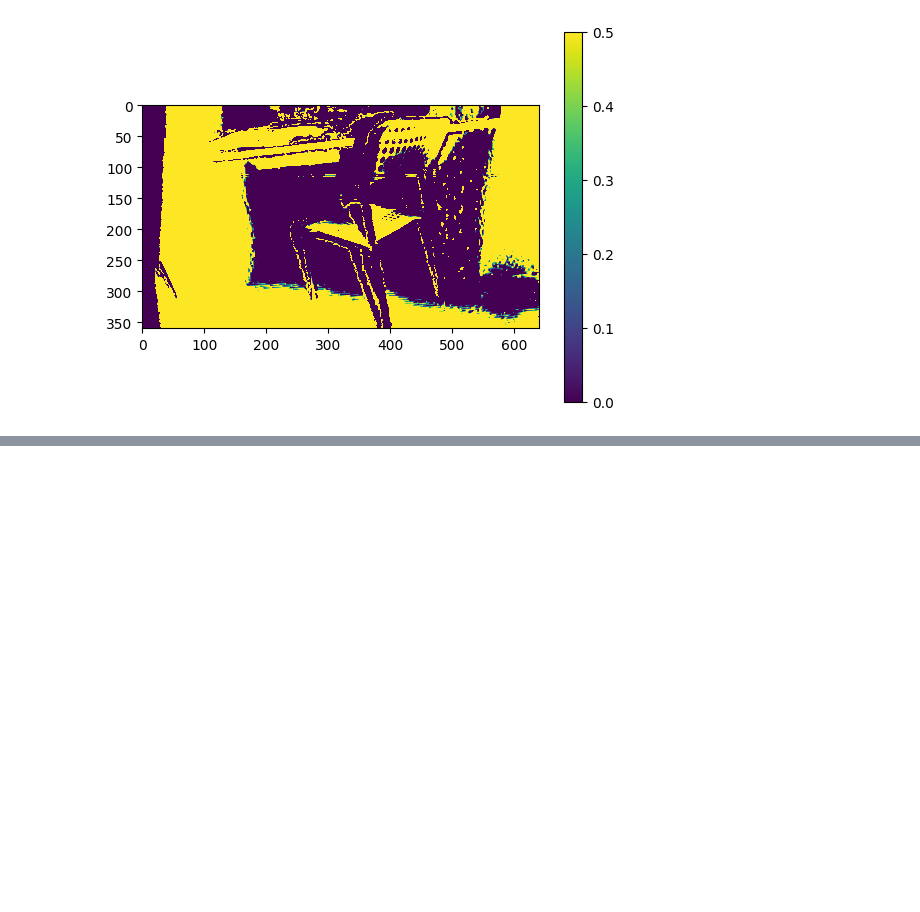
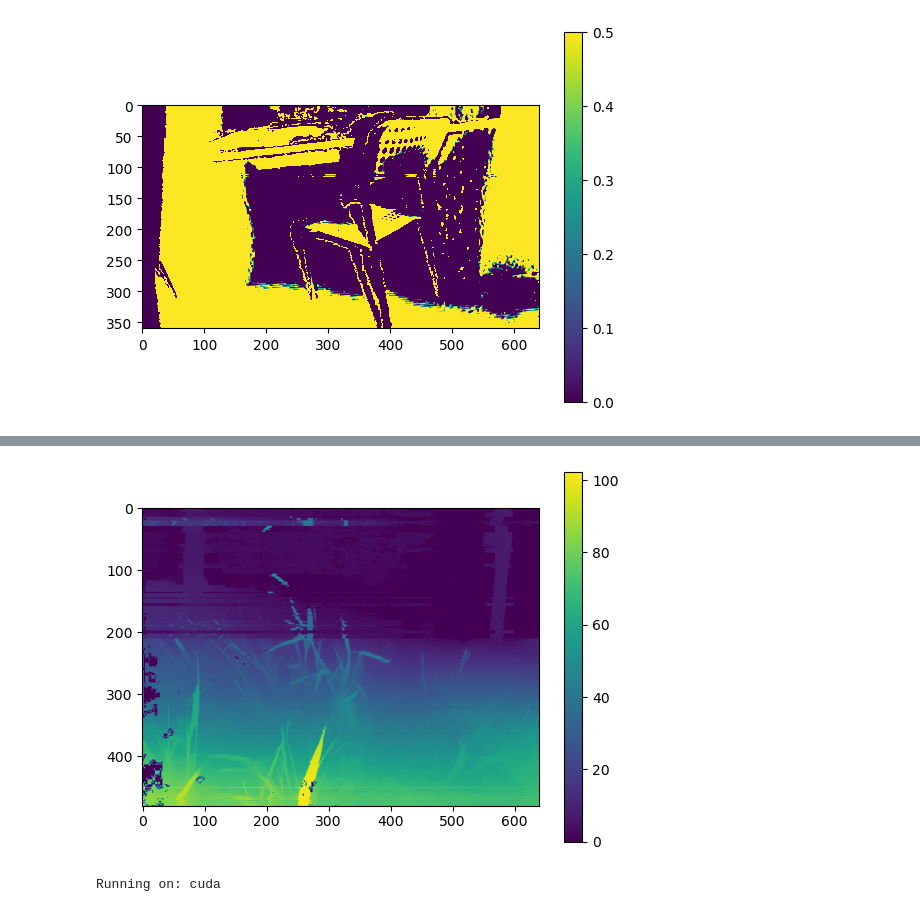
Before and after one commit to WEIIEW97/disp-refine-by-OT, a Jupyter notebook: research.ipynb, the cells around one changed output, grey strips where cells are left out. Drawn from its saved outputs; the diff is of its cells as text; code cells hidden in the pictures; blank space fills up the shorter version.

```diff
--- a/research.ipynb
+++ b/research.ipynb
@@ -495,0 +534,14 @@ figure_show(trans_agg_restore-scaled_agg, 0, 0, 0.5)
+# %%
+insufficient_indices = np.where(raw_disp == 0)
+dl = np.copy(vitl_disp)
+dl[insufficient_indices] = 0
+
+
+norm_raw, minv_raw, maxv_raw = minmax_normalizer(raw_disp)
+norm_vitl, minv_vitl, maxv_vitl = minmax_normalizer(dl)
+optimal_t = ot_transport_emd(norm_raw, norm_vitl)
+optimal_t_r = restore_from_minmax(optimal_t, minv_raw, maxv_raw)
+# %%
+figure_show(optimal_t_r)
+# %% [output]
+[figure, added]
@@ -495,0 +552,5 @@ figure_show(trans_agg_restore-scaled_agg, 0, 0, 0.5)
+# %%
+KLOptim = KLTripletOptimizer(xs, xt, xd)
+KLOptim.weights_adjust(200000, 1)
+# %% [output]
+Running on: cuda
```
Also changed, not shown: parts of 17 cells of this notebook, 6 other files.
